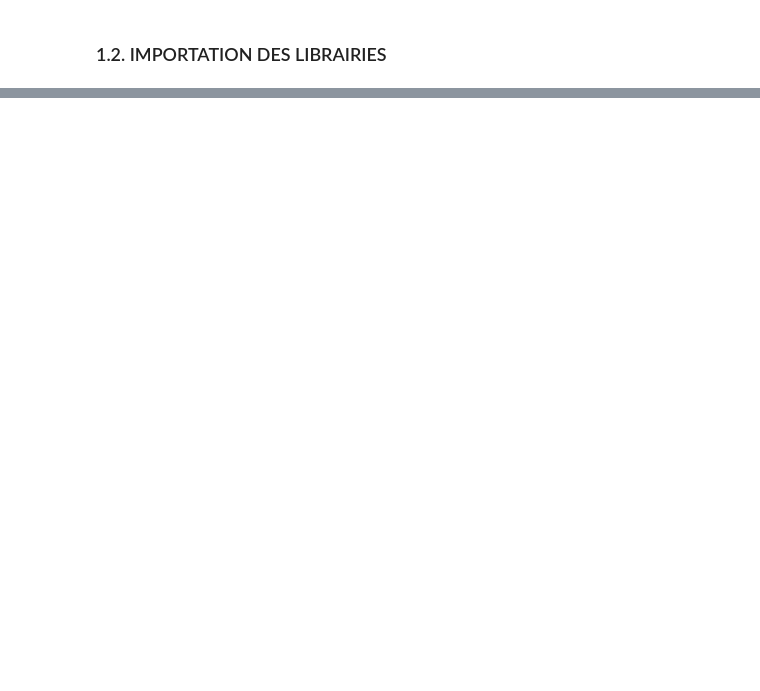
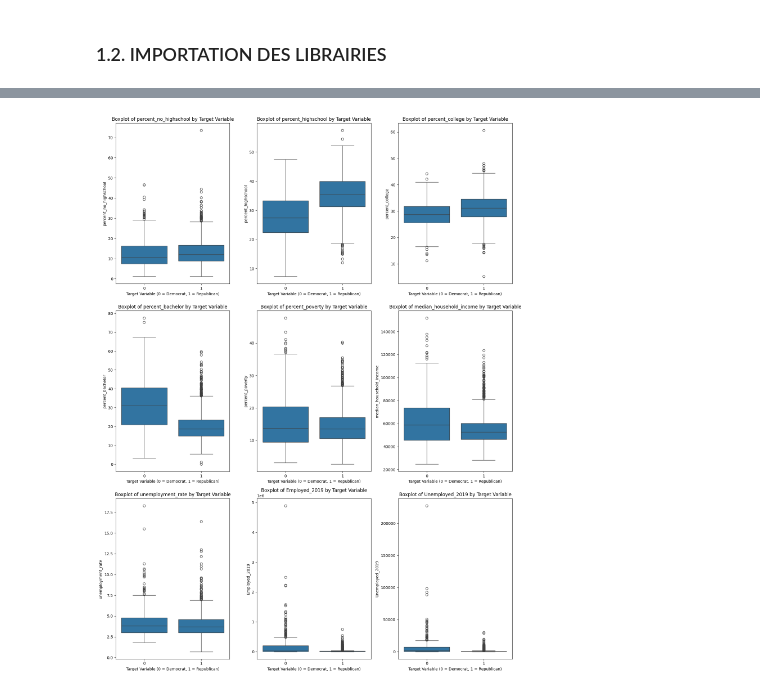
Before and after one commit to fless-lab/Us_Election_Prediction, a Jupyter notebook: notebook.ipynb, the cells around one changed output, grey strips where cells are left out. Cells and saved outputs as stored; diff of their text form; code cells hidden in the pictures; blank space fills up the shorter version.

```diff
--- a/notebook.ipynb
+++ b/notebook.ipynb
@@ -95,0 +1048,20 @@ from tqdm import tqdm  # Affichage de barres de progression pour suivre l’exé
+# %%
+columns_to_plot = [
+    'percent_no_highschool', 'percent_highschool', 'percent_college', 'percent_bachelor',
+    'percent_poverty', 'median_household_income', 'unemployment_rate',
+    'Employed_2019', 'Unemployed_2019'
+]
+# %%
+plt.figure(figsize=(15, 20))
+
+for i, col in enumerate(columns_to_plot, 1):
+    plt.subplot(3, 3, i)
+    sns.boxplot(x='target', y=col, data=df)
+    plt.title(f'Boxplot of {col} by Target Variable')
+    plt.xlabel('Target Variable (0 = Democrat, 1 = Republican)')
+    plt.ylabel(col)
+
+plt.tight_layout()
+plt.show()
+# %% [output]
+[figure, added]
```
Also changed, not shown: parts of 139 cells of this notebook, 2 other files.
